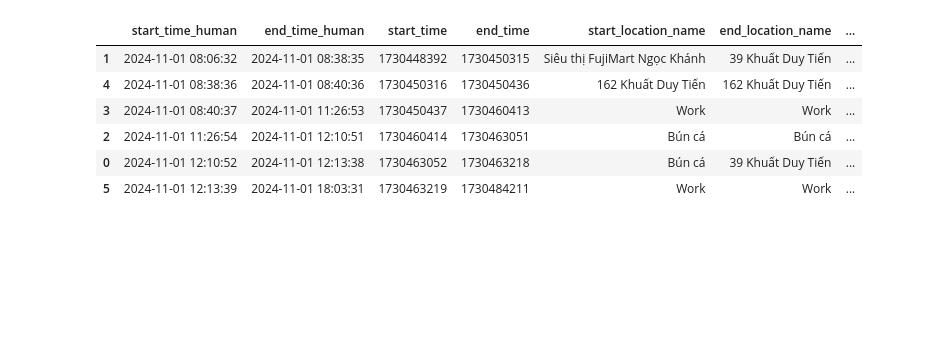
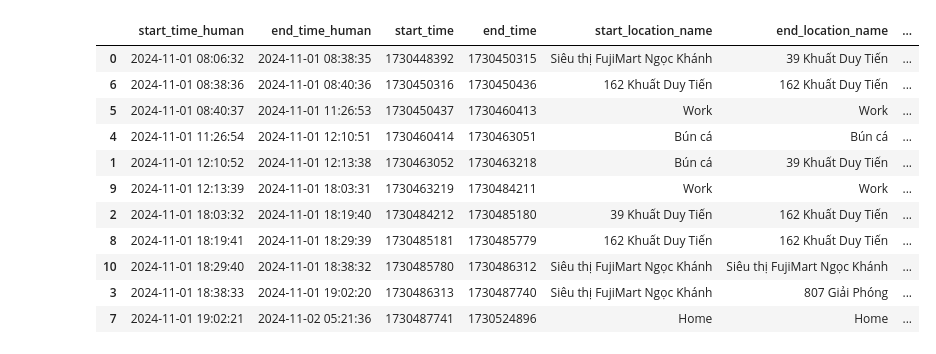
Before and after one commit to yoogun143/Postgres, a Jupyter notebook: gmap.ipynb, the cells around one changed output. Drawn from its saved outputs; the diff is of its cells as text; code cells hidden in the pictures; blank space fills up the shorter version.

```diff
--- a/gmap.ipynb
+++ b/gmap.ipynb
@@ -1,6 +1,4 @@
 # %%
-selected_date = '2024-11-01'
-
 from helper.config import load_config
 import psycopg2
 from datetime import datetime
@@ -10,8 +8,9 @@ import numpy as np
 from_date = 20241101
 to_date = 20241101
 
-from_date_unix = int(datetime.strptime(str(from_date) + ' 00:00:00', '%Y%m%d %H:%M:%S').timestamp())
-to_date_unix = int(datetime.strptime(str(to_date) + ' 23:59:59', '%Y%m%d %H:%M:%S').timestamp())
+# Convert dates to UNIX timestamps
+from_date_unix = int(datetime.strptime(str(from_date) + ' 00:00:00', '%Y%m%d %H:%M:%S').timestamp()) + 25200 # Add 7 hours
+to_date_unix = int(datetime.strptime(str(to_date) + ' 23:59:59', '%Y%m%d %H:%M:%S').timestamp()) + 25200 # Add 7 hours
 
 config = load_config()
 with psycopg2.connect(**config) as conn:
@@ -93,39 +92,44 @@ activity['start_time_human'] = pd.to_datetime(activity['start_time'], unit='s')
 activity['end_time_human'] = pd.to_datetime(activity['end_time'], unit='s')
 
 # add info to visit
 visit['path'] = visit['path'].apply(lambda x: {item['txtime']: [item['lat'], item['lon']] for item in x})
 visit['duration'] = visit['end_time'] - visit['start_time']
 visit['duration'] = visit['duration'].apply(lambda x: '{} hours {} minutes'.format(int(divmod(x, 60*60)[0]), int(divmod(divmod(x, 60*60)[1], 60)[0])))
 visit['start_time_human'] = pd.to_datetime(visit['start_time'], unit='s')
 visit['end_time_human'] = pd.to_datetime(visit['end_time'], unit='s')
 
 # Get all coordinates for map zoom display
 visit_path_coordinates = sum(visit['path'].apply(lambda x: list(x.values() if isinstance(x, dict) else [])),[])
 visit_coordinates = visit[['lat', 'lon']].apply(lambda x: [float(x['lat']), float(x['lon'])], axis=1).to_list()
 activity_path_coordinates = sum(activity['path'].apply(lambda x: list(x.values() if isinstance(x, dict) else [])),[])
 activity_start_coordinates = activity[['start_lat', 'start_lon']].apply(lambda x: [float(x['start_lat']), float(x['start_lon'])], axis=1).to_list()
 activity_end_coordinates = activity[['end_lat', 'end_lon']].apply(lambda x: [float(x['end_lat']), float(x['end_lon'])], axis=1).to_list()
 coordinates = sum([visit_path_coordinates, visit_coordinates, activity_path_coordinates, activity_start_coordinates, activity_end_coordinates], [])
 min_lat = min(coordinates, key=lambda x: x[0])[0]
 max_lat = max(coordinates, key=lambda x: x[0])[0]
 min_lon = min(coordinates, key=lambda x: x[1])[1]
 max_lon = max(coordinates, key=lambda x: x[1])[1]
 
 pd.DataFrame(
       np.concatenate([
       activity[['start_time_human', 'end_time_human', 'start_time', 'end_time', 'start_location_name', 'end_location_name', 'vehicle_type']].to_numpy(),
       visit[['start_time_human', 'end_time_human', 'start_time', 'end_time', 'location_name', 'location_name', 'location_name']].to_numpy()
       ])
       , columns=['start_time_human', 'end_time_human', 'start_time', 'end_time', 'start_location_name', 'end_location_name', 'vehicle_type']
       ).sort_values('start_time')
 # %% [output]
 |  | start_time_human | end_time_human | start_time | end_time | start_location_name | end_location_name | ... |
-| 1 | 2024-11-01 08:06:32 | 2024-11-01 08:38:35 | 1730448392 | 1730450315 | Siêu thị FujiMart Ngọc Khánh | 39 Khuất Duy Tiến | ... |
-| 4 | 2024-11-01 08:38:36 | 2024-11-01 08:40:36 | 1730450316 | 1730450436 | 162 Khuất Duy Tiến | 162 Khuất Duy Tiến | ... |
-| 3 | 2024-11-01 08:40:37 | 2024-11-01 11:26:53 | 1730450437 | 1730460413 | Work | Work | ... |
-| 2 | 2024-11-01 11:26:54 | 2024-11-01 12:10:51 | 1730460414 | 1730463051 | Bún cá | Bún cá | ... |
-| 0 | 2024-11-01 12:10:52 | 2024-11-01 12:13:38 | 1730463052 | 1730463218 | Bún cá | 39 Khuất Duy Tiến | ... |
-| 5 | 2024-11-01 12:13:39 | 2024-11-01 18:03:31 | 1730463219 | 1730484211 | Work | Work | ... |
+| 0 | 2024-11-01 08:06:32 | 2024-11-01 08:38:35 | 1730448392 | 1730450315 | Siêu thị FujiMart Ngọc Khánh | 39 Khuất Duy Tiến | ... |
+| 6 | 2024-11-01 08:38:36 | 2024-11-01 08:40:36 | 1730450316 | 1730450436 | 162 Khuất Duy Tiến | 162 Khuất Duy Tiến | ... |
+| 5 | 2024-11-01 08:40:37 | 2024-11-01 11:26:53 | 1730450437 | 1730460413 | Work | Work | ... |
+| 4 | 2024-11-01 11:26:54 | 2024-11-01 12:10:51 | 1730460414 | 1730463051 | Bún cá | Bún cá | ... |
+| 1 | 2024-11-01 12:10:52 | 2024-11-01 12:13:38 | 1730463052 | 1730463218 | Bún cá | 39 Khuất Duy Tiến | ... |
+| 9 | 2024-11-01 12:13:39 | 2024-11-01 18:03:31 | 1730463219 | 1730484211 | Work | Work | ... |
+| 2 | 2024-11-01 18:03:32 | 2024-11-01 18:19:40 | 1730484212 | 1730485180 | 39 Khuất Duy Tiến | 162 Khuất Duy Tiến | ... |
+| 8 | 2024-11-01 18:19:41 | 2024-11-01 18:29:39 | 1730485181 | 1730485779 | 162 Khuất Duy Tiến | 162 Khuất Duy Tiến | ... |
+| 10 | 2024-11-01 18:29:40 | 2024-11-01 18:38:32 | 1730485780 | 1730486312 | Siêu thị FujiMart Ngọc Khánh | Siêu thị FujiMart Ngọc Khánh | ... |
+| 3 | 2024-11-01 18:38:33 | 2024-11-01 19:02:20 | 1730486313 | 1730487740 | Siêu thị FujiMart Ngọc Khánh | 807 Giải Phóng | ... |
+| 7 | 2024-11-01 19:02:21 | 2024-11-02 05:21:36 | 1730487741 | 1730524896 | Home | Home | ... |
 # %%
 import folium
 from folium.plugins import MarkerCluster, AntPath
```
Also changed, not shown: 2 other files.
